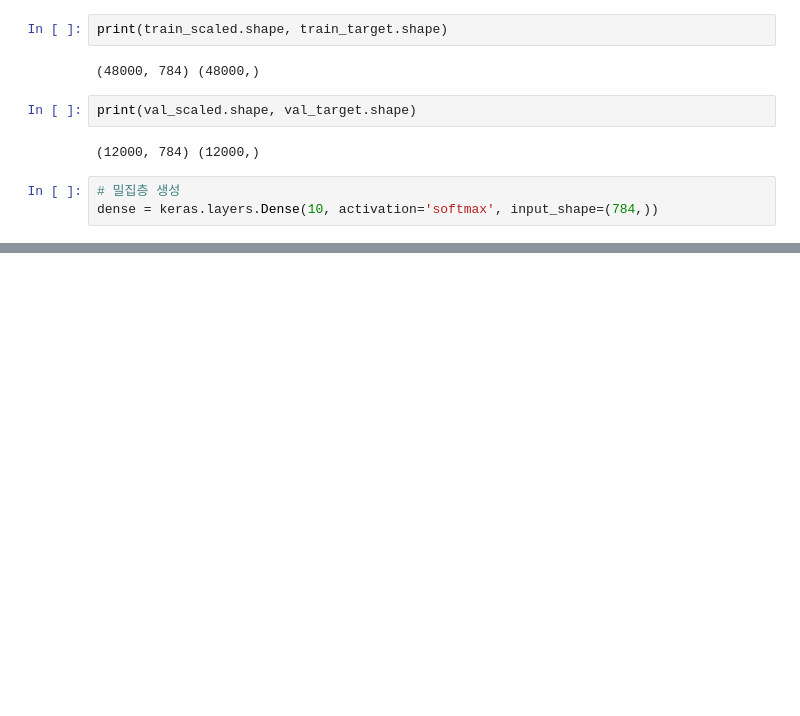
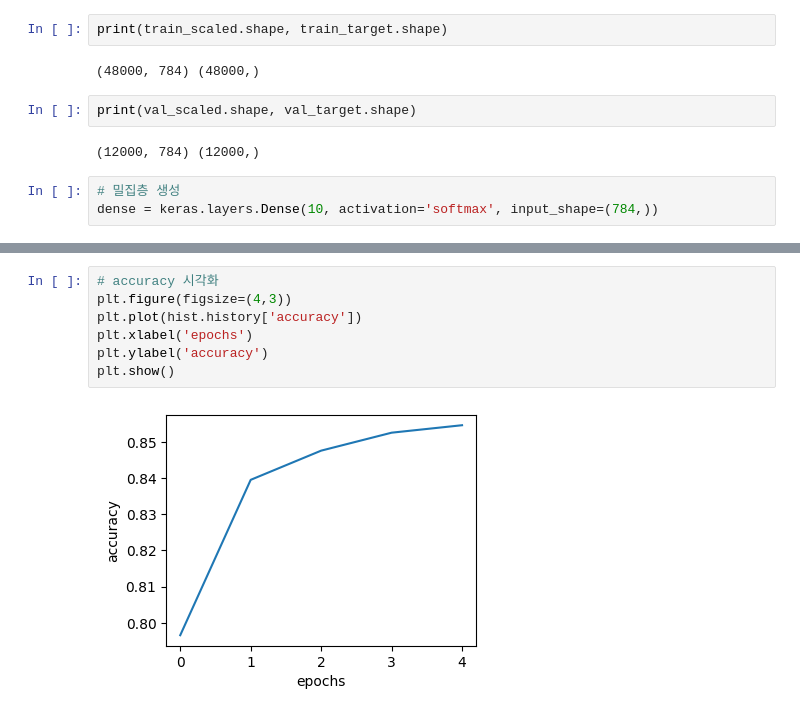
Before and after one commit to Minsoo0405/ML, a Jupyter notebook: DL_수업내용정리/인공신경망.ipynb, the cells around one changed output, grey strips where cells are left out. Drawn from its saved outputs; the diff is of its cells as text; blank space fills up the shorter version.

```diff
--- a/DL_수업내용정리/인공신경망.ipynb
+++ b/DL_수업내용정리/인공신경망.ipynb
@@ -80,0 +86,9 @@ model.evaluate(val_scaled, val_target)
+# %%
+# accuracy 시각화
+plt.figure(figsize=(4,3))
+plt.plot(hist.history['accuracy'])
+plt.xlabel('epochs')
+plt.ylabel('accuracy')
+plt.show()
+# %% [output]
+[figure, added]
```
Also changed, not shown: parts of 6 cells of this notebook, 3 other files.
